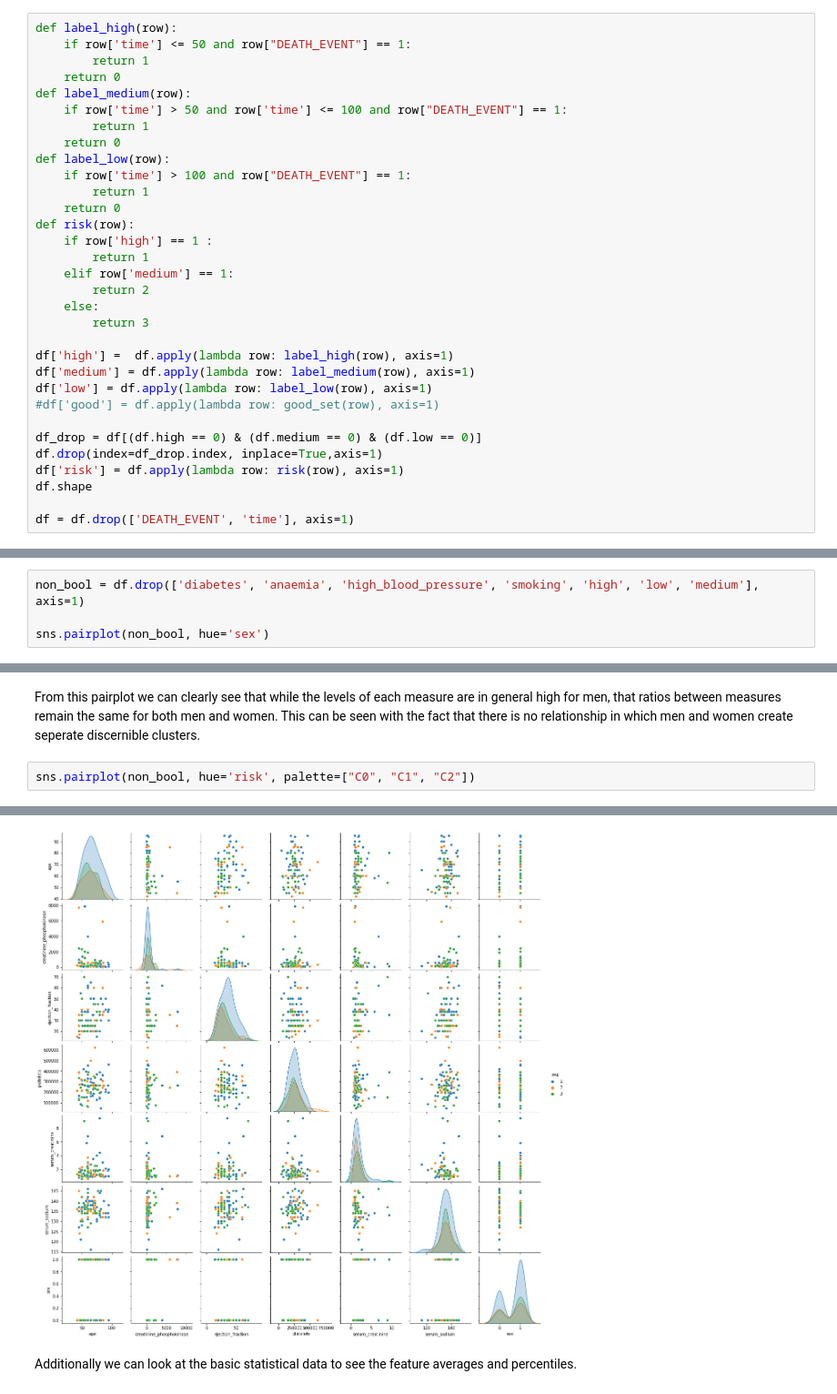
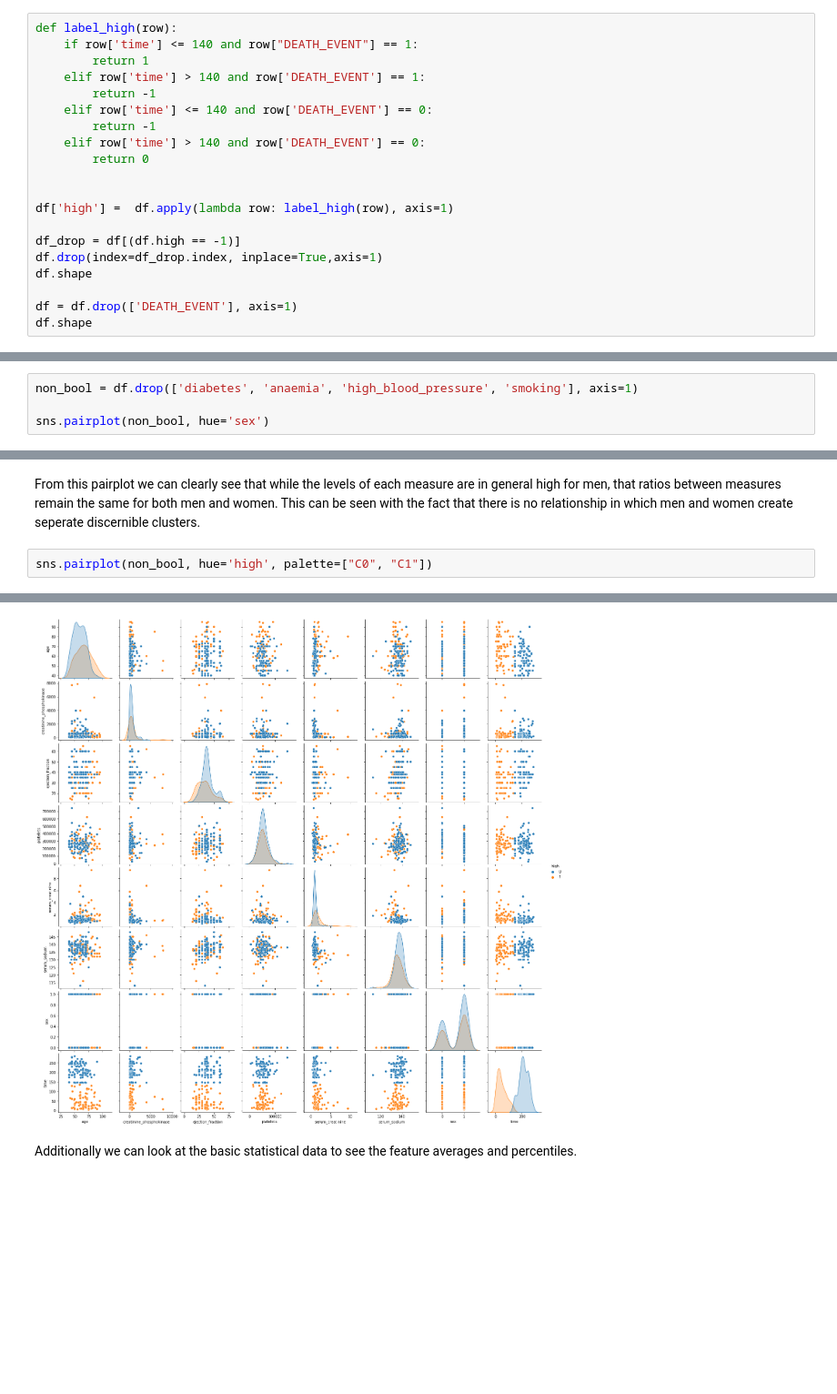
Before and after one commit to mjpitts/ecs171_group_17, a Jupyter notebook: project.ipynb, the cells around one changed output, grey strips where cells are left out. Shown at 91% size. Drawn from its saved outputs; the diff is of its cells as text; blank space fills up the shorter version.

Commit message:
fixed the seperation between high and low risk patients, the distribution sould be a lot better of futer models.

```diff
--- a/project.ipynb
+++ b/project.ipynb
@@ -81,33 +81,21 @@ Here is the list of each feature and thier corrisponding units/definition:
 We will now begin analyzing the relationship between variables, to being with this we will create a heat map and pairplot for the dataset's features. BEcause our goal is to classify people into risk catagories we have to add 4 new columns, hig, medium, low, and risk. High, Medium, and Low will be one hot encoddings used for training models, whereas risk will be a catigorical column used in the pair plot of exporitory data analysis. Lastly we will drop Death_event, and time because they will become baked into our data.
 # %%
 def label_high(row):
-    if row['time'] <= 50 and row["DEATH_EVENT"] == 1:
+    if row['time'] <= 140 and row["DEATH_EVENT"] == 1:
         return 1
-    return 0
-def label_medium(row):
-    if row['time'] > 50 and row['time'] <= 100 and row["DEATH_EVENT"] == 1:
-        return 1
-    return 0
-def label_low(row):
-    if row['time'] > 100 and row["DEATH_EVENT"] == 1:
-        return 1
-    return 0
-def risk(row):
-    if row['high'] == 1 :
-        return 1
-    elif row['medium'] == 1:
-        return 2
-    else:
-        return 3
+    elif row['time'] > 140 and row['DEATH_EVENT'] == 1:
+        return -1
+    elif row['time'] <= 140 and row['DEATH_EVENT'] == 0:
+        return -1
+    elif row['time'] > 140 and row['DEATH_EVENT'] == 0:
+        return 0
+
 
 df['high'] =  df.apply(lambda row: label_high(row), axis=1)
-df['medium'] = df.apply(lambda row: label_medium(row), axis=1)
-df['low'] = df.apply(lambda row: label_low(row), axis=1)
-#df['good'] = df.apply(lambda row: good_set(row), axis=1)
 
-df_drop = df[(df.high == 0) & (df.medium == 0) & (df.low == 0)]
+df_drop = df[(df.high == -1)]
 df.drop(index=df_drop.index, inplace=True,axis=1)
-df['risk'] = df.apply(lambda row: risk(row), axis=1)
 df.shape
 
-df = df.drop(['DEATH_EVENT', 'time'], axis=1)
+df = df.drop(['DEATH_EVENT'], axis=1)
+df.shape
@@ -123,7 +113,7 @@ We will drop all binary columns for this analysis and set hue = to sex inorder t
 
 Note that time was also dropped, this is because time represents the time until next hospital vist and we felt it was not pertinent to this pairplot.
 # %%
-non_bool = df.drop(['diabetes', 'anaemia', 'high_blood_pressure', 'smoking', 'high', 'low', 'medium'], axis=1)
+non_bool = df.drop(['diabetes', 'anaemia', 'high_blood_pressure', 'smoking'], axis=1)
 
 sns.pairplot(non_bool, hue='sex')
 # %% [output]
@@ -132,10 +122,10 @@ sns.pairplot(non_bool, hue='sex')
 # %% [markdown]
 From this pairplot we can clearly see that while the levels of each measure are in general high for men, that ratios between measures remain the same for both men and women. This can be seen with the fact that there is no relationship in which men and women create seperate discernible clusters.
 # %%
-sns.pairplot(non_bool, hue='risk', palette=["C0", "C1", "C2"])
+sns.pairplot(non_bool, hue='high', palette=["C0", "C1"])
 # %% [output]
 <seaborn.axisgrid.PairGrid at 0x...>
-[figure, old version]
+[figure, new version]
 # %% [markdown]
 Additionally we can look at the basic statistical data to see the feature averages and percentiles.
 # %%
```
Also changed, not shown: parts of 10 cells of this notebook.
